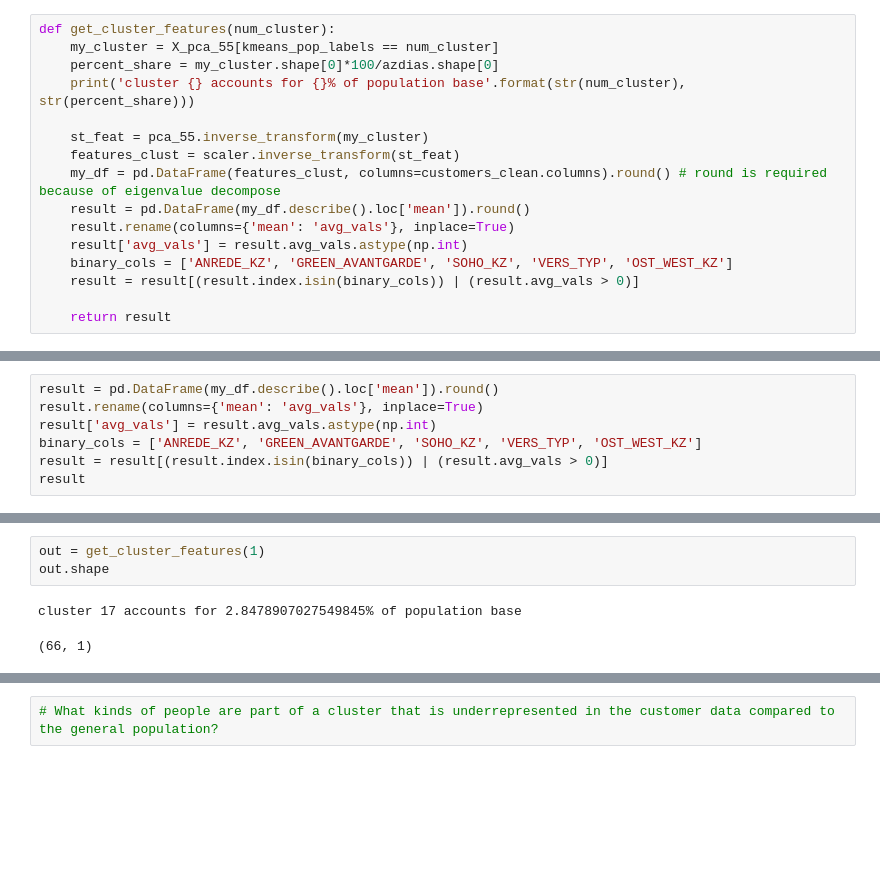
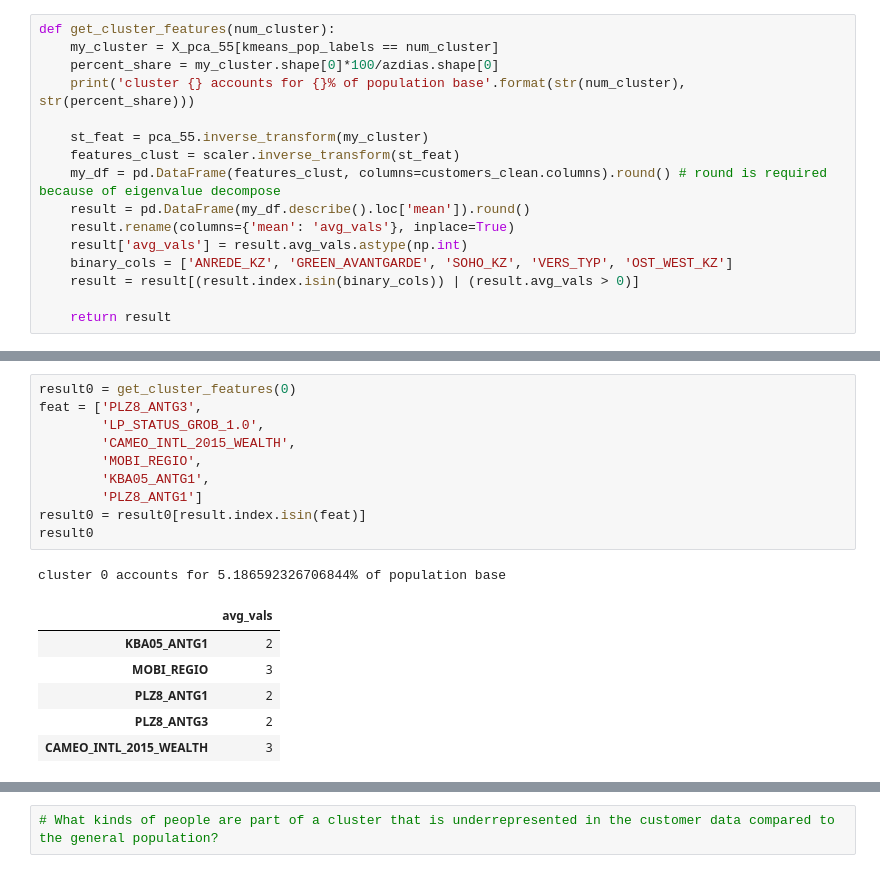
Before and after one commit to marooned20/identify-customer-segments, a Jupyter notebook: Identify_Customer_Segments.ipynb, the cells around one changed output, grey strips where cells are left out. Saved outputs shown, nothing was run; the diff lists cells and outputs as text; blank space fills up the shorter version.

```diff
--- a/Identify_Customer_Segments.ipynb
+++ b/Identify_Customer_Segments.ipynb
@@ -1072,7 +1074,0 @@ my_df.head()
-# %%
-result = pd.DataFrame(my_df.describe().loc['mean']).round()
-result.rename(columns={'mean': 'avg_vals'}, inplace=True)
-result['avg_vals'] = result.avg_vals.astype(np.int)
-binary_cols = ['ANREDE_KZ', 'GREEN_AVANTGARDE', 'SOHO_KZ', 'VERS_TYP', 'OST_WEST_KZ']
-result = result[(result.index.isin(binary_cols)) | (result.avg_vals > 0)]
-result
@@ -1097,6 +1075,18 @@ result
-# %%
-out = get_cluster_features(1)
-out.shape
-# %% [output]
-cluster 17 accounts for 2.8478907027549845% of population base
-(66, 1)
+# %%
+result0 = get_cluster_features(0)
+feat = ['PLZ8_ANTG3',
+        'LP_STATUS_GROB_1.0',
+        'CAMEO_INTL_2015_WEALTH',
+        'MOBI_REGIO',
+        'KBA05_ANTG1',
+        'PLZ8_ANTG1']
+result0 = result0[result.index.isin(feat)]
+result0
+# %% [output]
+cluster 0 accounts for 5.186592326706844% of population base
+|  | avg_vals |
+| KBA05_ANTG1 | 2 |
+| MOBI_REGIO | 3 |
+| PLZ8_ANTG1 | 2 |
+| PLZ8_ANTG3 | 2 |
+| CAMEO_INTL_2015_WEALTH | 3 |
```
Also changed, not shown: parts of 73 cells of this notebook.
